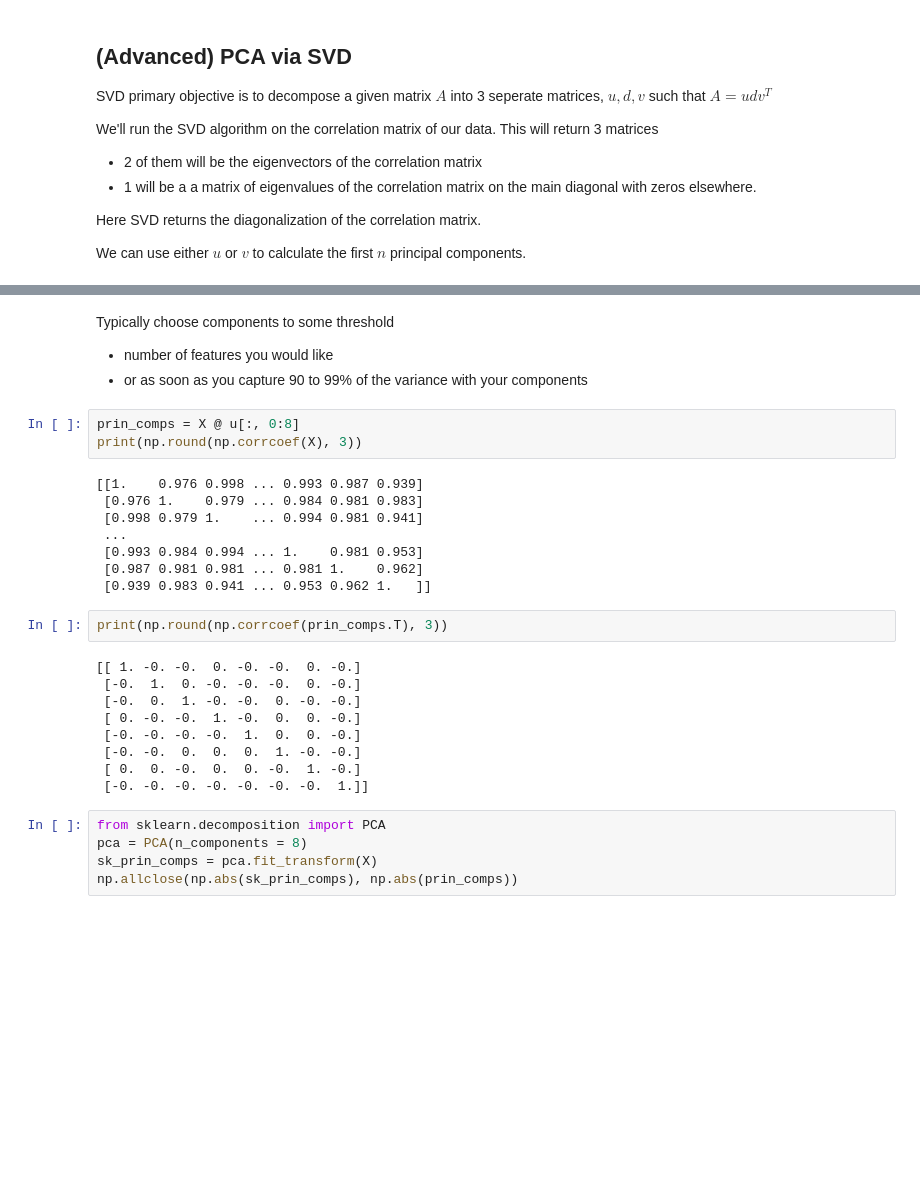
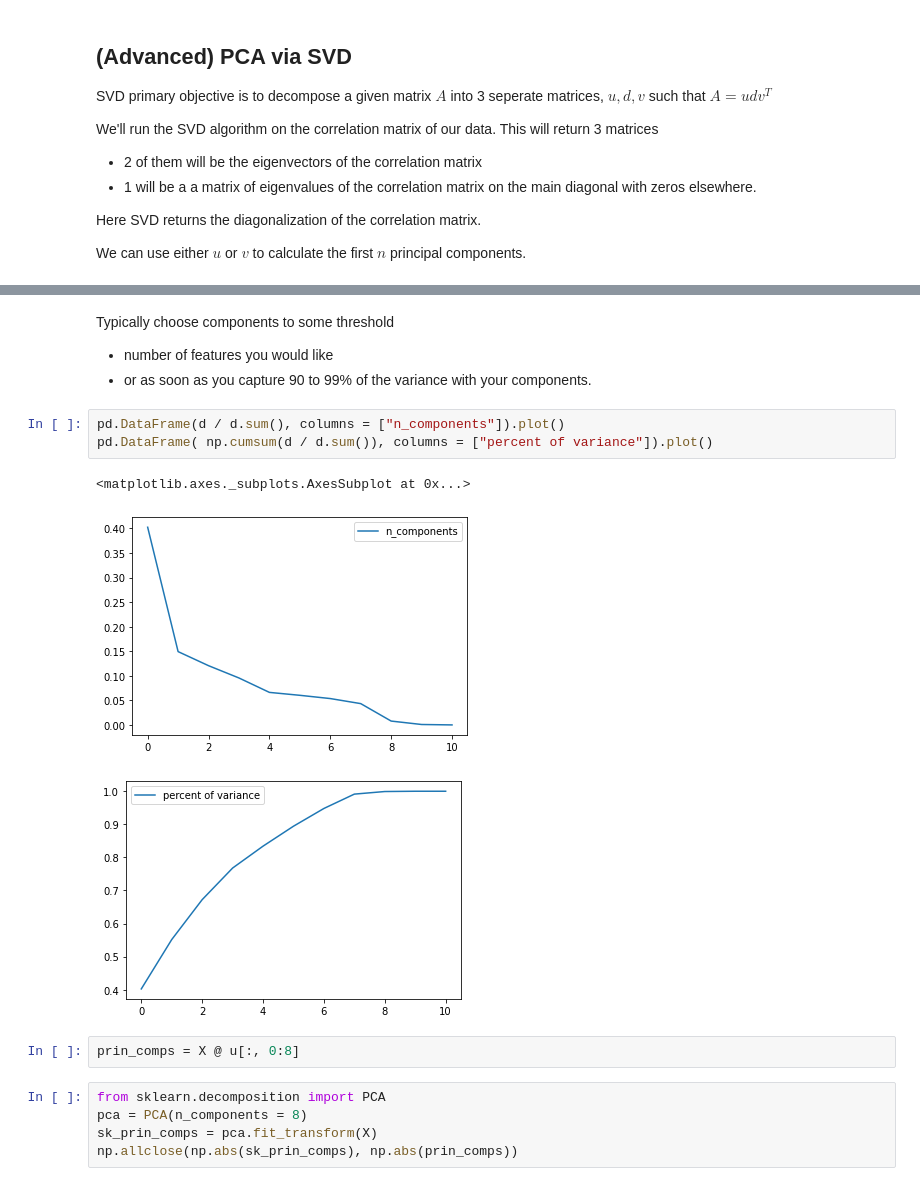
Before and after one commit to timsetsfire/m4ml, a Jupyter notebook: Linear_Algebra_(M4ML).ipynb, the cells around one changed output, grey strips where cells are left out. Cells and saved outputs as stored; diff of their text form; blank space fills up the shorter version.

```diff
--- a/Linear_Algebra_(M4ML).ipynb
+++ b/Linear_Algebra_(M4ML).ipynb
@@ -599,29 +590,16 @@ array([0.40242142, 0.55165324, 0.67224947, 0.76779711, 0.83401567,
 # %% [markdown]
 Typically choose components to some threshold
 * number of features you would like
-* or as soon as you capture 90 to 99% of the variance with your components
+* or as soon as you capture 90 to 99% of the variance with your components.
+# %%
+pd.DataFrame(d / d.sum(), columns = ["n_components"]).plot()
+pd.DataFrame( np.cumsum(d / d.sum()), columns = ["percent of variance"]).plot()
+# %% [output]
+<matplotlib.axes._subplots.AxesSubplot at 0x...>
+[figure, added]
+[figure, added]
 # %%
 prin_comps = X @ u[:, 0:8]
-print(np.round(np.corrcoef(X), 3))
-# %% [output]
-[[1.    0.976 0.998 ... 0.993 0.987 0.939]
- [0.976 1.    0.979 ... 0.984 0.981 0.983]
- [0.998 0.979 1.    ... 0.994 0.981 0.941]
- ...
- [0.993 0.984 0.994 ... 1.    0.981 0.953]
- [0.987 0.981 0.981 ... 0.981 1.    0.962]
- [0.939 0.983 0.941 ... 0.953 0.962 1.   ]]
-# %%
-print(np.round(np.corrcoef(prin_comps.T), 3))
-# %% [output]
-[[ 1. -0. -0.  0. -0. -0.  0. -0.]
- [-0.  1.  0. -0. -0. -0.  0. -0.]
- [-0.  0.  1. -0. -0.  0. -0. -0.]
- [ 0. -0. -0.  1. -0.  0.  0. -0.]
- [-0. -0. -0. -0.  1.  0.  0. -0.]
- [-0. -0.  0.  0.  0.  1. -0. -0.]
- [ 0.  0. -0.  0.  0. -0.  1. -0.]
- [-0. -0. -0. -0. -0. -0. -0.  1.]]
 # %%
 from sklearn.decomposition import PCA
 pca = PCA(n_components = 8)
```
Also changed, not shown: parts of 4 cells of this notebook.
